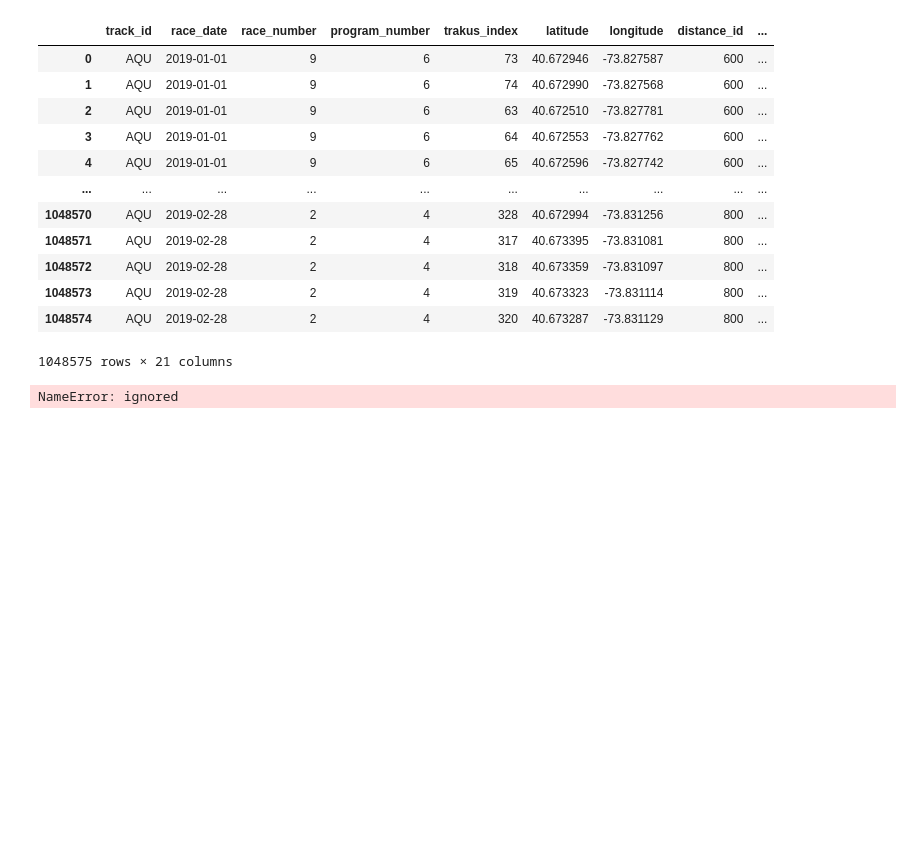
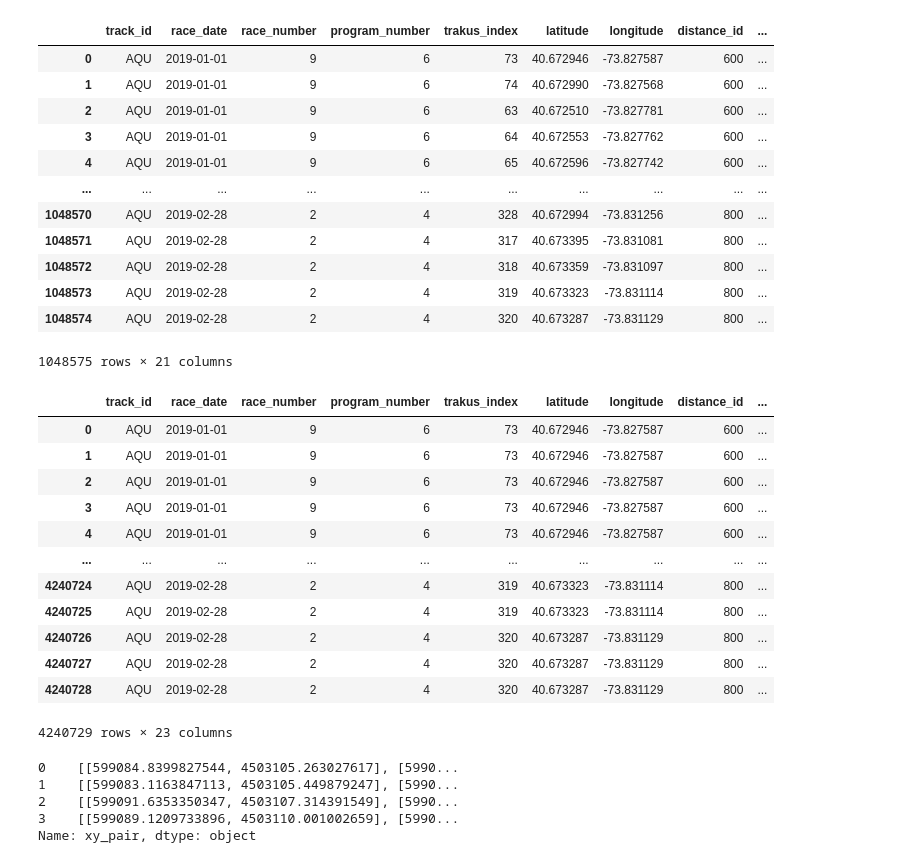
Before and after one commit to satishgc227/Problem-statement-1-of-Horses, a Jupyter notebook: Problem_statement_1_of_NYRA_.ipynb, the cells around one changed output. Drawn from its saved outputs; the diff is of its cells as text; code cells hidden in the pictures; blank space fills up the shorter version.

```diff
--- a/Problem_statement_1_of_NYRA_.ipynb
+++ b/Problem_statement_1_of_NYRA_.ipynb
@@ -224,4 +222,25 @@ df.head(125)
 # %%
 df['xy_pair'] = df.progress_apply(lambda row: [np.array(row['xy_prev']), np.array(row['xy'])], axis=1)
+df
 # %% [output]
+|  | track_id | race_date | race_number | program_number | trakus_index | latitude | longitude | distance_id | ... |
+| 0 | AQU | 2019-01-01 | 9 | 6 | 73 | 40.672946 | -73.827587 | 600 | ... |
+| 1 | AQU | 2019-01-01 | 9 | 6 | 73 | 40.672946 | -73.827587 | 600 | ... |
+| 2 | AQU | 2019-01-01 | 9 | 6 | 73 | 40.672946 | -73.827587 | 600 | ... |
+| 3 | AQU | 2019-01-01 | 9 | 6 | 73 | 40.672946 | -73.827587 | 600 | ... |
+| 4 | AQU | 2019-01-01 | 9 | 6 | 73 | 40.672946 | -73.827587 | 600 | ... |
+| ... | ... | ... | ... | ... | ... | ... | ... | ... | ... |
+| 4240724 | AQU | 2019-02-28 | 2 | 4 | 319 | 40.673323 | -73.831114 | 800 | ... |
+| 4240725 | AQU | 2019-02-28 | 2 | 4 | 319 | 40.673323 | -73.831114 | 800 | ... |
+| 4240726 | AQU | 2019-02-28 | 2 | 4 | 320 | 40.673287 | -73.831129 | 800 | ... |
+| 4240727 | AQU | 2019-02-28 | 2 | 4 | 320 | 40.673287 | -73.831129 | 800 | ... |
+| 4240728 | AQU | 2019-02-28 | 2 | 4 | 320 | 40.673287 | -73.831129 | 800 | ... |
-NameError: ignored
+4240729 rows × 23 columns
+# %%
+df['xy_pair'][0:4]
+# %% [output]
+0    [[599084.8399827544, 4503105.263027617], [5990...
+1    [[599083.1163847113, 4503105.449879247], [5990...
+2    [[599091.6353350347, 4503107.314391549], [5990...
+3    [[599089.1209733896, 4503110.001002659], [5990...
+Name: xy_pair, dtype: object
```
Also changed, not shown: parts of 2 cells of this notebook.
